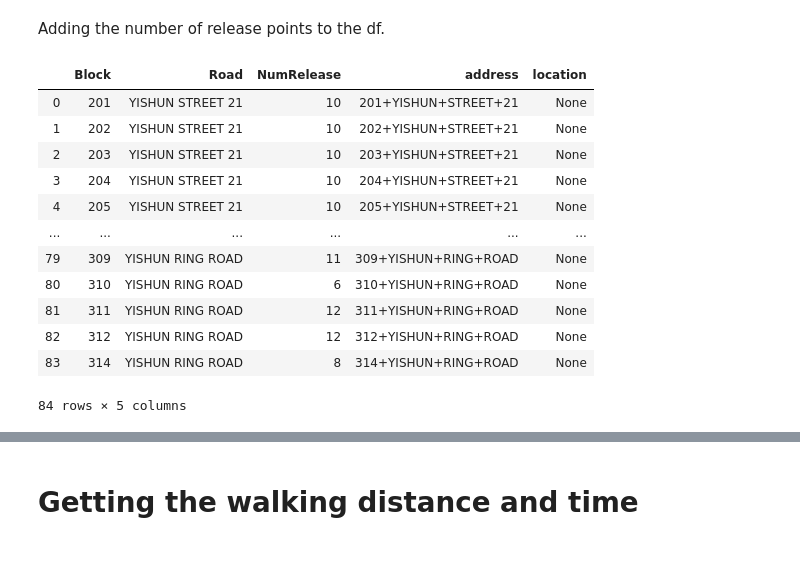
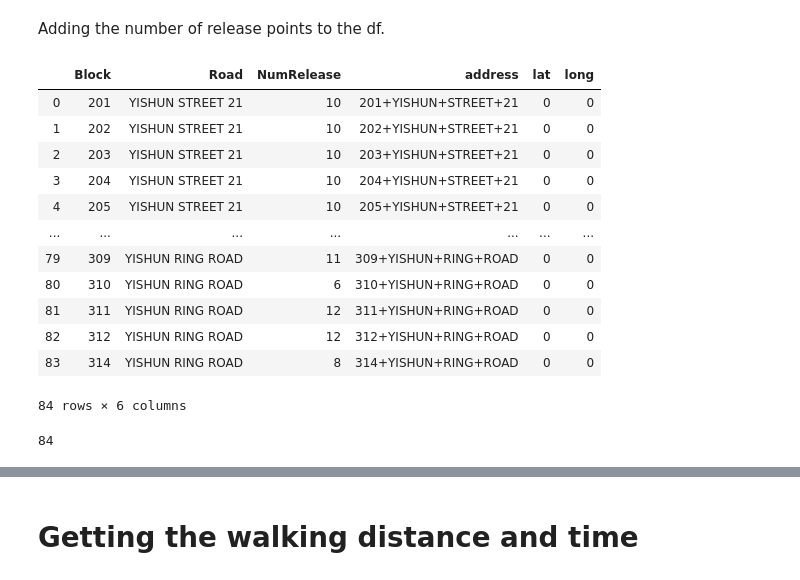
Before and after one commit to kitcatkai/wolbachia, a Jupyter notebook: Get_geoloc_walking_dist.ipynb, the cells around one changed output, grey strips where cells are left out. Saved outputs shown, nothing was run; the diff lists cells and outputs as text; code cells hidden in the pictures.

```diff
--- a/Get_geoloc_walking_dist.ipynb
+++ b/Get_geoloc_walking_dist.ipynb
@@ -13,11 +13,14 @@ from haversine import haversine
 
 with open("config.json") as f:
     settings = json.load(f)
+# %%
+filename = "Yishun Wolbachia Release Points.xlsx"
+outfile = "data/block_with_geoloc.csv"
 # %% [markdown]
 # Getting the Geolocation
 # %%
 # Reading in the release data
-release_pts = pd.read_excel("Yishun Wolbachia Release Points.xlsx")
+release_pts = pd.read_excel(filename)
 release_pts["NumRelease"] = release_pts["ReleaseLocation"].str.split(",").apply(len)
 release_pts["Block"] = release_pts["Block"].astype("str")
 release_pts["Block"] = release_pts["Block"].str.replace(".Bin Centre", "")
@@ -42,27 +45,33 @@ Adding the number of release points to the df.
 def count_release(df_input):
     """ Getting the number of release points at each block
     """
-    output = {"Road": df_input.iloc[0, 0], "NumRelease": df_input["NumRelease"].sum()}
+    output = {"Road": df_input.iloc[0, 0],
+              "NumRelease": df_input["NumRelease"].sum()}
     return pd.Series(output)
 # %%
 df = release_pts.groupby("Block").apply(count_release).reset_index()
 df["address"] = df["Block"] + "+" + df["Road"].str.replace(" ", "+")
-df["location"] = None
+df["lat"] = 0
+df["long"] = 0
 display(df)
 # %% [output]
-|  | Block | Road | NumRelease | address | location |
-| 0 | 201 | YISHUN STREET 21 | 10 | 201+YISHUN+STREET+21 | None |
-| 1 | 202 | YISHUN STREET 21 | 10 | 202+YISHUN+STREET+21 | None |
-| 2 | 203 | YISHUN STREET 21 | 10 | 203+YISHUN+STREET+21 | None |
-| 3 | 204 | YISHUN STREET 21 | 10 | 204+YISHUN+STREET+21 | None |
-| 4 | 205 | YISHUN STREET 21 | 10 | 205+YISHUN+STREET+21 | None |
-| ... | ... | ... | ... | ... | ... |
-| 79 | 309 | YISHUN RING ROAD | 11 | 309+YISHUN+RING+ROAD | None |
-| 80 | 310 | YISHUN RING ROAD | 6 | 310+YISHUN+RING+ROAD | None |
-| 81 | 311 | YISHUN RING ROAD | 12 | 311+YISHUN+RING+ROAD | None |
-| 82 | 312 | YISHUN RING ROAD | 12 | 312+YISHUN+RING+ROAD | None |
-| 83 | 314 | YISHUN RING ROAD | 8 | 314+YISHUN+RING+ROAD | None |
+|  | Block | Road | NumRelease | address | lat | long |
+| 0 | 201 | YISHUN STREET 21 | 10 | 201+YISHUN+STREET+21 | 0 | 0 |
+| 1 | 202 | YISHUN STREET 21 | 10 | 202+YISHUN+STREET+21 | 0 | 0 |
+| 2 | 203 | YISHUN STREET 21 | 10 | 203+YISHUN+STREET+21 | 0 | 0 |
+| 3 | 204 | YISHUN STREET 21 | 10 | 204+YISHUN+STREET+21 | 0 | 0 |
+| 4 | 205 | YISHUN STREET 21 | 10 | 205+YISHUN+STREET+21 | 0 | 0 |
+| ... | ... | ... | ... | ... | ... | ... |
+| 79 | 309 | YISHUN RING ROAD | 11 | 309+YISHUN+RING+ROAD | 0 | 0 |
+| 80 | 310 | YISHUN RING ROAD | 6 | 310+YISHUN+RING+ROAD | 0 | 0 |
+| 81 | 311 | YISHUN RING ROAD | 12 | 311+YISHUN+RING+ROAD | 0 | 0 |
+| 82 | 312 | YISHUN RING ROAD | 12 | 312+YISHUN+RING+ROAD | 0 | 0 |
+| 83 | 314 | YISHUN RING ROAD | 8 | 314+YISHUN+RING+ROAD | 0 | 0 |
-84 rows × 5 columns
+84 rows × 6 columns
+# %%
+len(df)
+# %% [output]
+84
 # %%
 url = "https://maps.googleapis.com/maps/api/geocode/json"
 
```
Also changed, not shown: parts of 1 cell of this notebook, 8 other files.
